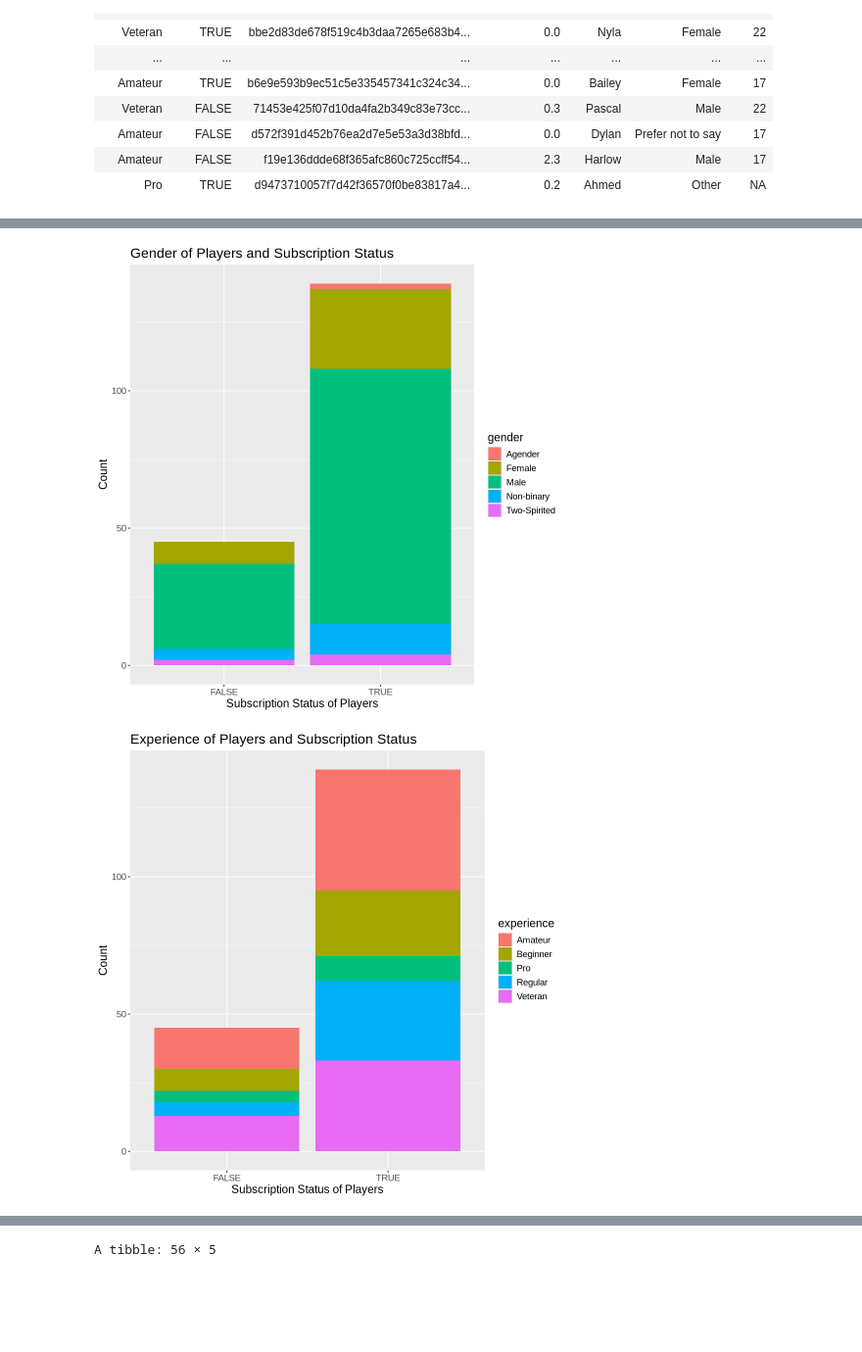
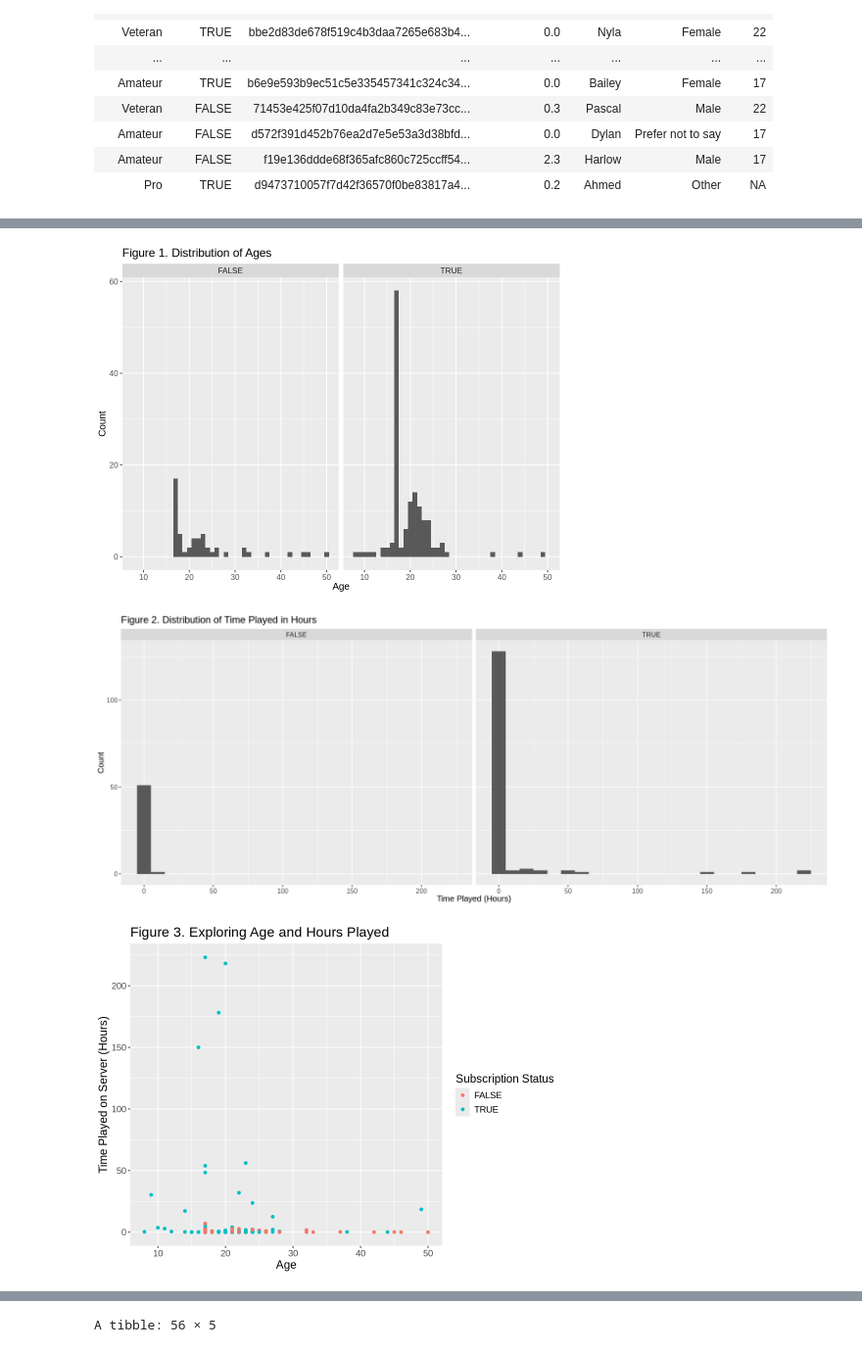
Before and after one commit to ch3lsmac/dsci-100-2025s1, a Jupyter notebook: Project.ipynb, the cells around one changed output, grey strips where cells are left out. Shown: that part at 98% size. Drawn from its saved outputs; the diff is of its cells as text; code cells hidden in the pictures; blank space fills up the shorter version.

```diff
--- a/Project.ipynb
+++ b/Project.ipynb
@@ -71,7 +108,7 @@ Now that the data is loaded in, it must be wrangled into a format that will be e
 # %%
 players_tidy <- players |>
-    select(experience, subscribe, gender, Age) |>
+    select(subscribe, Age, played_hours) |>
     mutate(subscribe = as_factor(subscribe)) |>
-    filter(gender != "Prefer not to say", gender != "Other", Age != "NA")
+    filter(!is.na(Age))
 players_tidy
 # %% [output]
@@ -99,33 +156,38 @@ Now that the data is wrangled and tidy, I will create some visualizations with t
+# %%
+options(repr.plot.height = 6, repr.plot.width = 8)
+age_plot <- ggplot(players_tidy, aes(x = Age)) +
+    geom_histogram(binwidth = 1) +
+    labs(x = "Age",
+         y = "Count",
+         fill = "Subscription Status",
+         title = "Figure 1. Distribution of Ages") +
+    theme(text = element_text(size = 12)) +
+    facet_wrap(vars(subscribe))
+age_plot
+
+options(repr.plot.height = 6, repr.plot.width = 15)
+hours_plot <- ggplot(players_tidy, aes(x = played_hours)) +
+    geom_histogram(binwidth = 10) +
+    labs(x = "Time Played (Hours)",
+         y = "Count",
+         fill = "Subscription Status",
+         title = "Figure 2. Distribution of Time Played in Hours") +
+    theme(text = element_text(size = 12)) +
+    facet_wrap(vars(subscribe))
+hours_plot
+# %% [output]
+[figure, added]
+[figure, added]
 # %%
-options(repr.plot.height = 8, repr.plot.width = 8)
+options(repr.plot.height = 6, repr.plot.width = 8)
 
-experience_viz <- ggplot(players_tidy, aes(x = experience)) +
-    geom_bar()
-# experience_viz
-
-gender_viz <- ggplot(players_tidy, aes(x = gender)) +
-    geom_bar()
-# gender_viz
-
-age_viz <- ggplot(players_tidy, aes(x = Age)) +
-    geom_histogram(binwidth = 5)
-# age_viz
-
-subscribe_gender_viz <- ggplot(players_tidy, aes(x = subscribe, fill = gender)) +
-    geom_bar() +
-    labs(x = "Subscription Status of Players",
-         y = "Count",
-         title = "Gender of Players and Subscription Status") +
+players_viz <- ggplot(players_tidy, aes(x = Age, y = played_hours, colour = subscribe)) +
+    geom_point() +
+    labs(x = "Age",
+         y = "Time Played on Server (Hours)",
+         colour = "Subscription Status",
+         title = "Figure 3. Exploring Age and Hours Played") +
     theme(text = element_text(size = 14))
-subscribe_gender_viz
-
-subscribe_experience_viz <- ggplot(players_tidy, aes(x = subscribe, fill = experience)) +
-    geom_bar() +
-    labs(x = "Subscription Status of Players",
-         y = "Count",
-         title = "Experience of Players and Subscription Status") +
-    theme(text = element_text(size = 14))
-subscribe_experience_viz
+players_viz
 # %% [output]
-[figure, old version]
+[figure, new version]
-[figure, removed]
```
Also changed, not shown: parts of 12 cells of this notebook.
